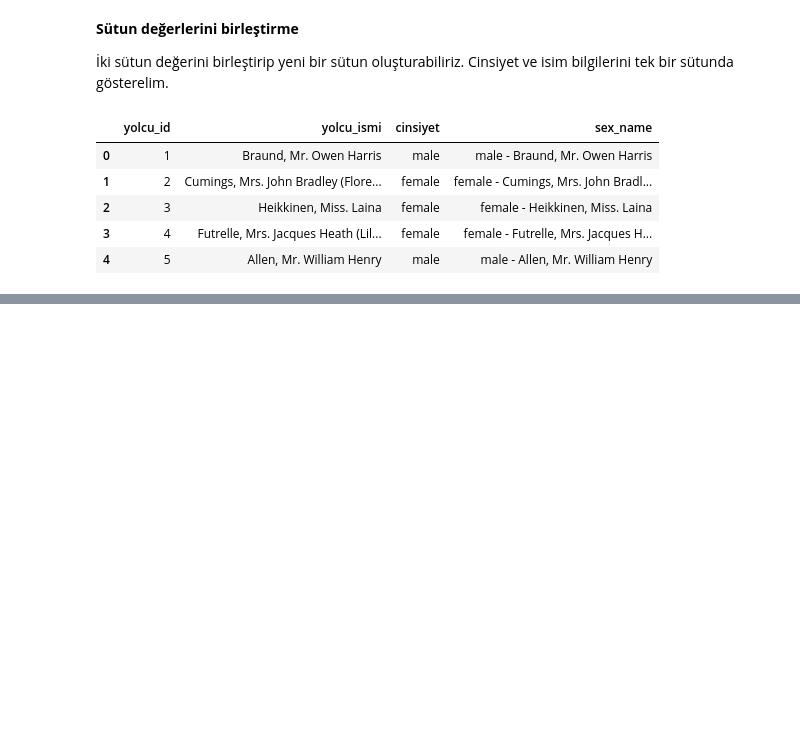
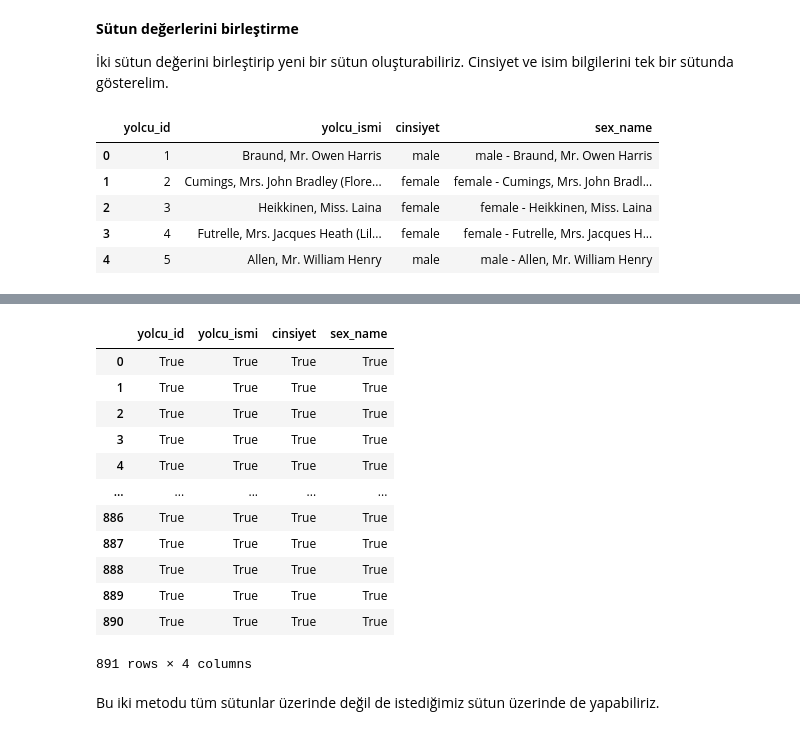
Before and after one commit to AyselAydin/Veri-Bilimi-icin-Temel-Python-Kutuphaneleri, a Jupyter notebook: Pandas/2-DataFrame.ipynb, the cells around one changed output, grey strips where cells are left out. Cells and saved outputs as stored; diff of their text form; code cells hidden in the pictures; blank space fills up the shorter version.

```diff
--- a/Pandas/2-DataFrame.ipynb
+++ b/Pandas/2-DataFrame.ipynb
@@ -276,0 +299,18 @@ df.head()
+# %%
+df.notnull()
+# %% [output]
+|  | yolcu_id | yolcu_ismi | cinsiyet | sex_name |
+| 0 | True | True | True | True |
+| 1 | True | True | True | True |
+| 2 | True | True | True | True |
+| 3 | True | True | True | True |
+| 4 | True | True | True | True |
+| ... | ... | ... | ... | ... |
+| 886 | True | True | True | True |
+| 887 | True | True | True | True |
+| 888 | True | True | True | True |
+| 889 | True | True | True | True |
+| 890 | True | True | True | True |
+891 rows × 4 columns
+# %% [markdown]
+Bu iki metodu tüm sütunlar üzerinde değil de istediğimiz sütun üzerinde de yapabiliriz.
```
Also changed, not shown: parts of 5 cells of this notebook.
